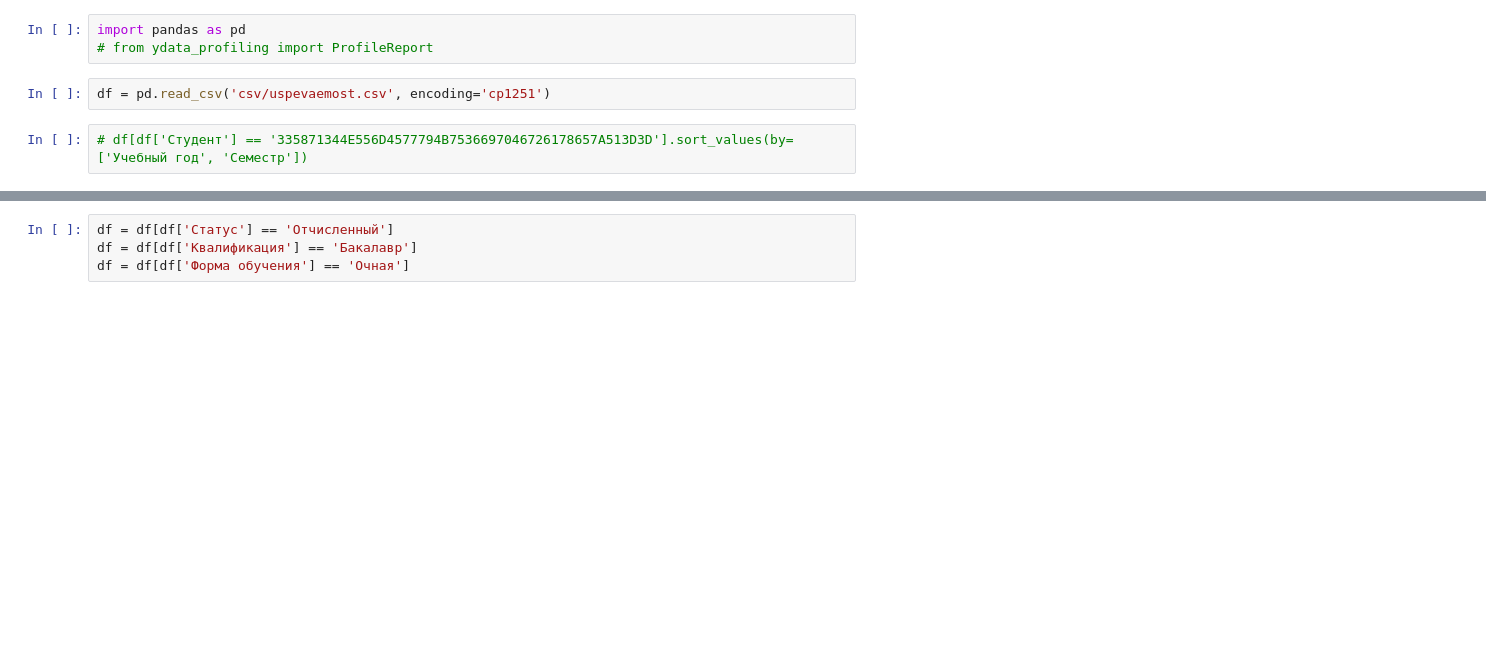
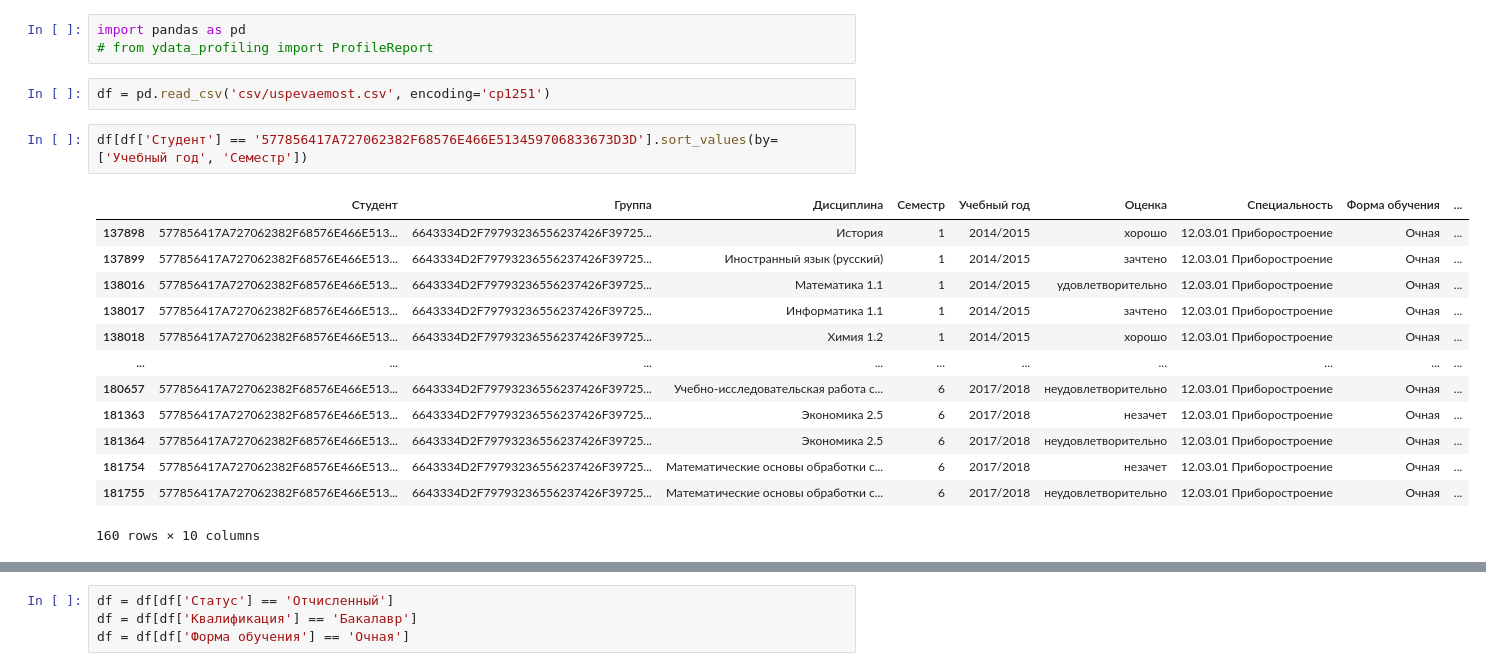
Before and after one commit to fluke8/predicting-academic-performance-python, a Jupyter notebook: _obrabotka2.0.ipynb, the cells around one changed output, grey strips where cells are left out. Cells and saved outputs as stored; diff of their text form; blank space fills up the shorter version.

```diff
--- a/_obrabotka2.0.ipynb
+++ b/_obrabotka2.0.ipynb
@@ -4,4 +4,18 @@ import pandas as pd
 # %%
 df = pd.read_csv('csv/uspevaemost.csv', encoding='cp1251')
 # %%
-# df[df['Студент'] == '335871344E556D4577794B7536697046726178657A513D3D'].sort_values(by=['Учебный год', 'Семестр'])
+df[df['Студент'] == '577856417A727062382F68576E466E513459706833673D3D'].sort_values(by=['Учебный год', 'Семестр'])
+# %% [output]
+|  | Студент | Группа | Дисциплина | Семестр | Учебный год | Оценка | Специальность | Форма обучения | ... |
+| 137898 | 577856417A727062382F68576E466E513... | 6643334D2F79793236556237426F39725... | История | 1 | 2014/2015 | хорошо | 12.03.01 Приборостроение | Очная | ... |
+| 137899 | 577856417A727062382F68576E466E513... | 6643334D2F79793236556237426F39725... | Иностранный язык (русский) | 1 | 2014/2015 | зачтено | 12.03.01 Приборостроение | Очная | ... |
+| 138016 | 577856417A727062382F68576E466E513... | 6643334D2F79793236556237426F39725... | Математика 1.1 | 1 | 2014/2015 | удовлетворительно | 12.03.01 Приборостроение | Очная | ... |
+| 138017 | 577856417A727062382F68576E466E513... | 6643334D2F79793236556237426F39725... | Информатика 1.1 | 1 | 2014/2015 | зачтено | 12.03.01 Приборостроение | Очная | ... |
+| 138018 | 577856417A727062382F68576E466E513... | 6643334D2F79793236556237426F39725... | Химия 1.2 | 1 | 2014/2015 | хорошо | 12.03.01 Приборостроение | Очная | ... |
+| ... | ... | ... | ... | ... | ... | ... | ... | ... | ... |
+| 180657 | 577856417A727062382F68576E466E513... | 6643334D2F79793236556237426F39725... | Учебно-исследовательская работа с... | 6 | 2017/2018 | неудовлетворительно | 12.03.01 Приборостроение | Очная | ... |
+| 181363 | 577856417A727062382F68576E466E513... | 6643334D2F79793236556237426F39725... | Экономика 2.5 | 6 | 2017/2018 | незачет | 12.03.01 Приборостроение | Очная | ... |
+| 181364 | 577856417A727062382F68576E466E513... | 6643334D2F79793236556237426F39725... | Экономика 2.5 | 6 | 2017/2018 | неудовлетворительно | 12.03.01 Приборостроение | Очная | ... |
+| 181754 | 577856417A727062382F68576E466E513... | 6643334D2F79793236556237426F39725... | Математические основы обработки с... | 6 | 2017/2018 | незачет | 12.03.01 Приборостроение | Очная | ... |
+| 181755 | 577856417A727062382F68576E466E513... | 6643334D2F79793236556237426F39725... | Математические основы обработки с... | 6 | 2017/2018 | неудовлетворительно | 12.03.01 Приборостроение | Очная | ... |
+160 rows × 10 columns
```
Also changed, not shown: parts of 7 cells of this notebook, 2 other files.
